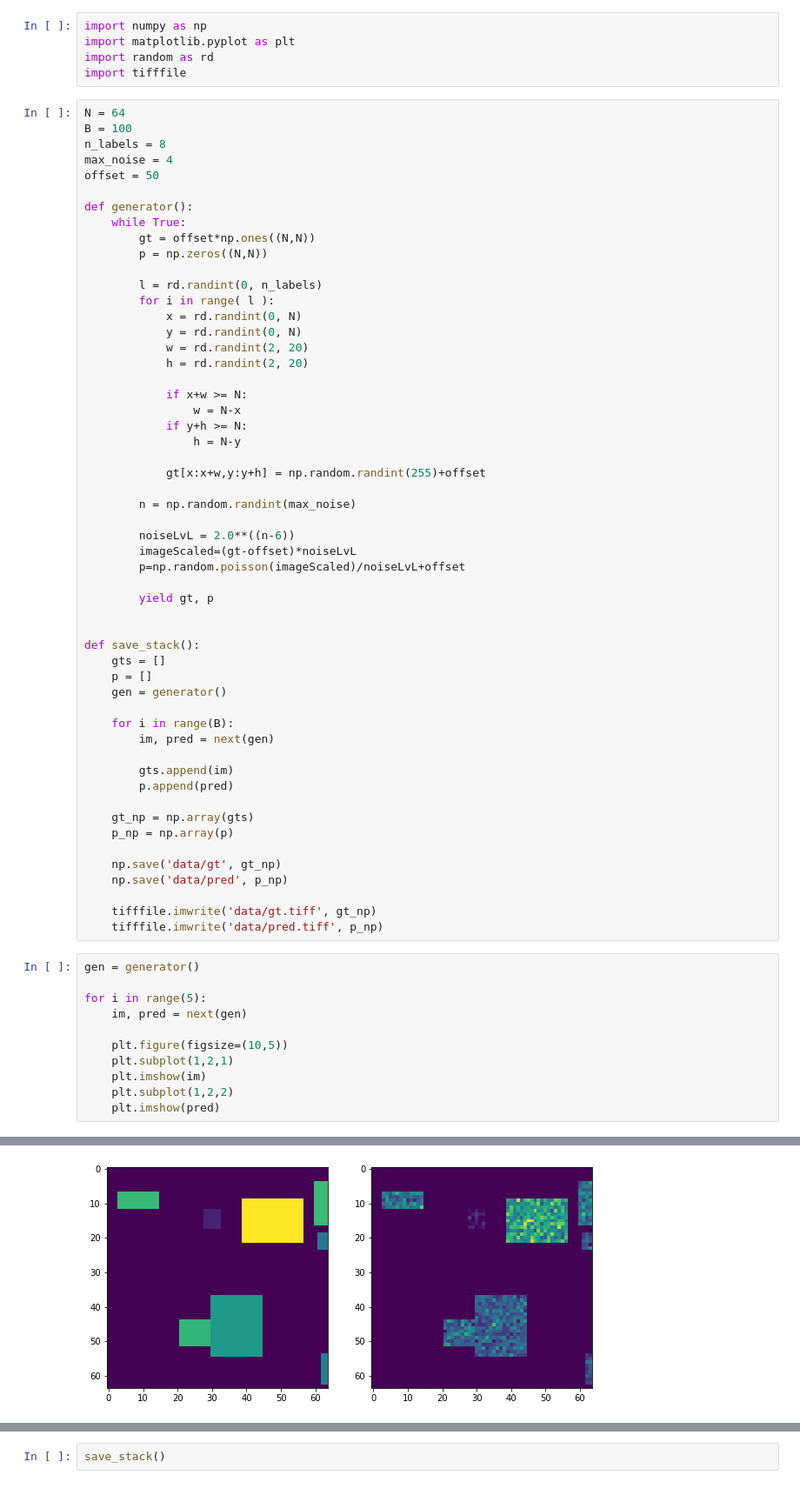
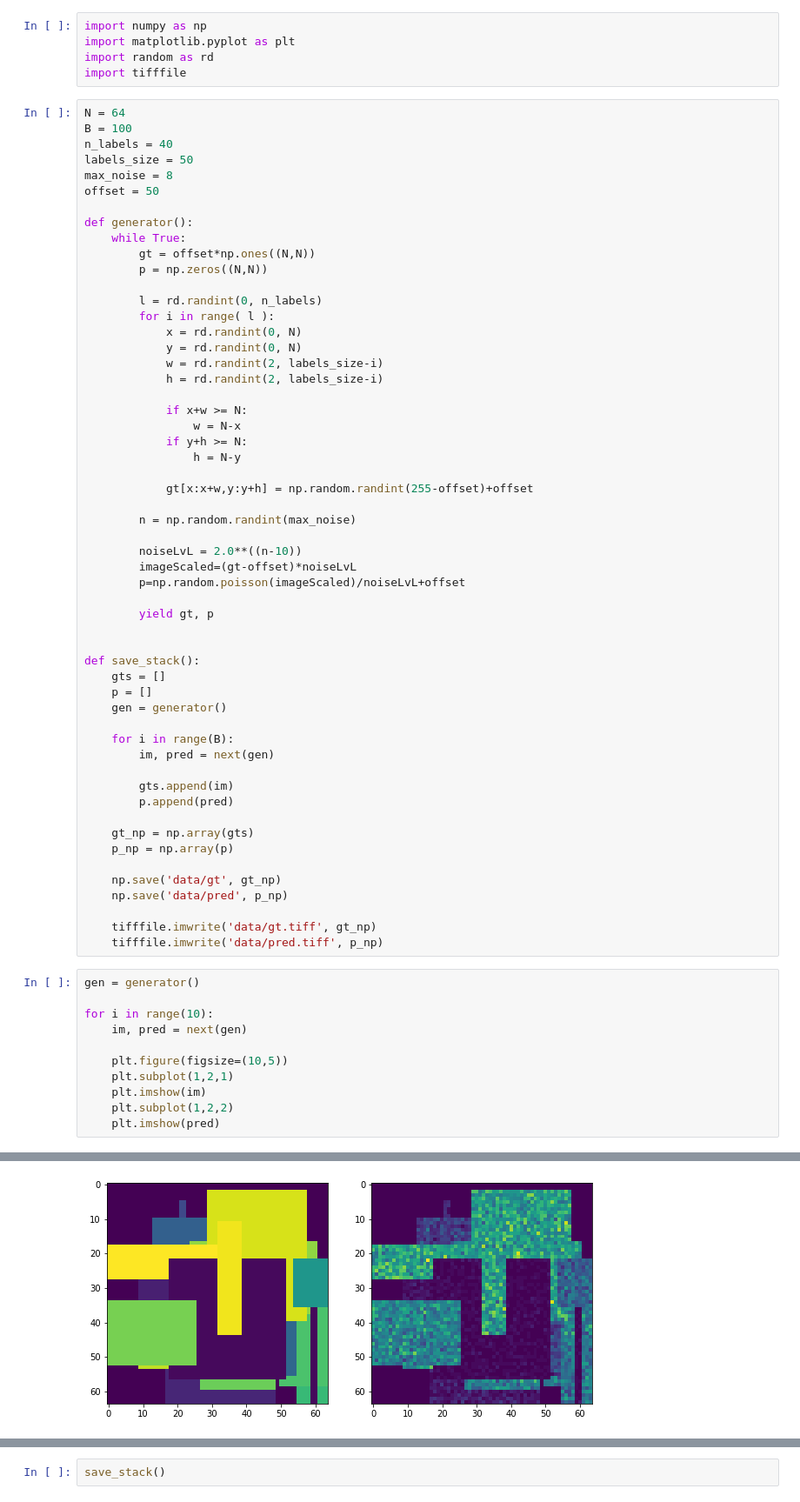
Before and after one commit to jdeschamps/compare-metrics, a Jupyter notebook: jupyter/image-quality/GenerateData.ipynb, the cells around one changed output, grey strips where cells are left out. Shown: that part at 87% size. Saved outputs shown, nothing was run; the diff lists cells and outputs as text.

```diff
--- a/jupyter/image-quality/GenerateData.ipynb
+++ b/jupyter/image-quality/GenerateData.ipynb
@@ -6,8 +6,9 @@ import tifffile
 # %%
 N = 64
 B = 100
-n_labels = 8
-max_noise = 4
+n_labels = 40
+labels_size = 50
+max_noise = 8
 offset = 50
 
 def generator():
@@ -19,19 +20,19 @@ def generator():
         for i in range( l ):
             x = rd.randint(0, N)
             y = rd.randint(0, N)
-            w = rd.randint(2, 20)
-            h = rd.randint(2, 20)
+            w = rd.randint(2, labels_size-i)
+            h = rd.randint(2, labels_size-i)
 
             if x+w >= N:
                 w = N-x
             if y+h >= N:
                 h = N-y
 
-            gt[x:x+w,y:y+h] = np.random.randint(255)+offset
+            gt[x:x+w,y:y+h] = np.random.randint(255-offset)+offset
 
         n = np.random.randint(max_noise)
 
-        noiseLvL = 2.0**((n-6))
+        noiseLvL = 2.0**((n-10))
         imageScaled=(gt-offset)*noiseLvL
         p=np.random.poisson(imageScaled)/noiseLvL+offset
 
@@ -60,7 +61,7 @@ def save_stack():
 # %%
 gen = generator()
 
-for i in range(5):
+for i in range(10):
     im, pred = next(gen)
 
     plt.figure(figsize=(10,5))
@@ -76 +77 @@ for i in range(5):
-[figure, old version]
+[figure, new version]
```
Also changed, not shown: parts of 1 cell of this notebook, 2 other files.
